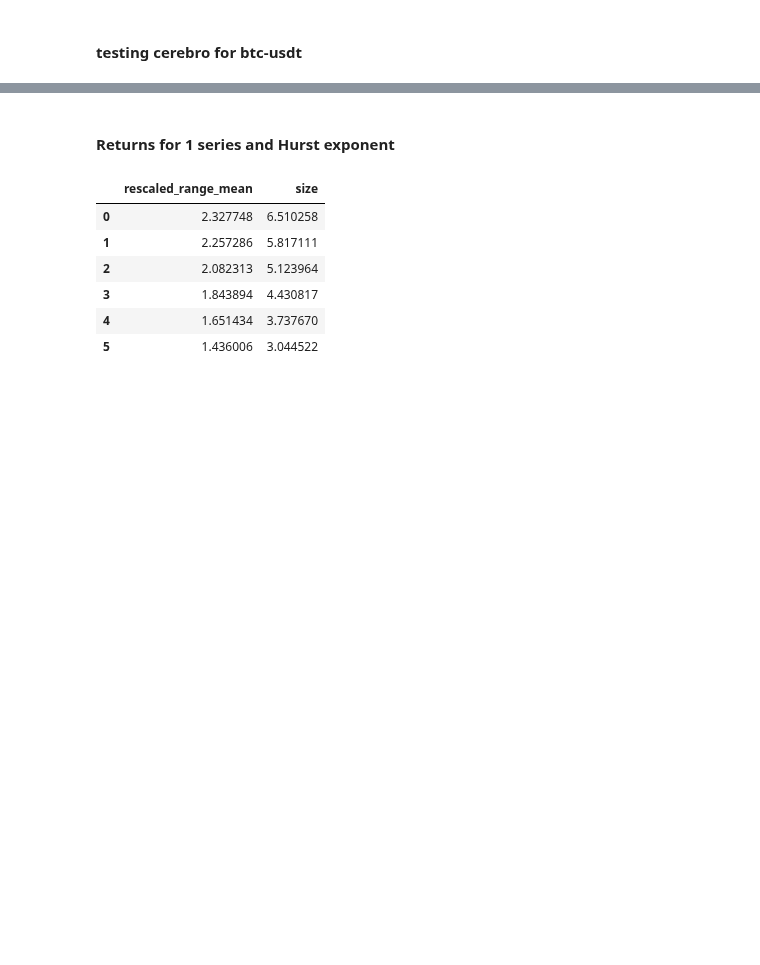
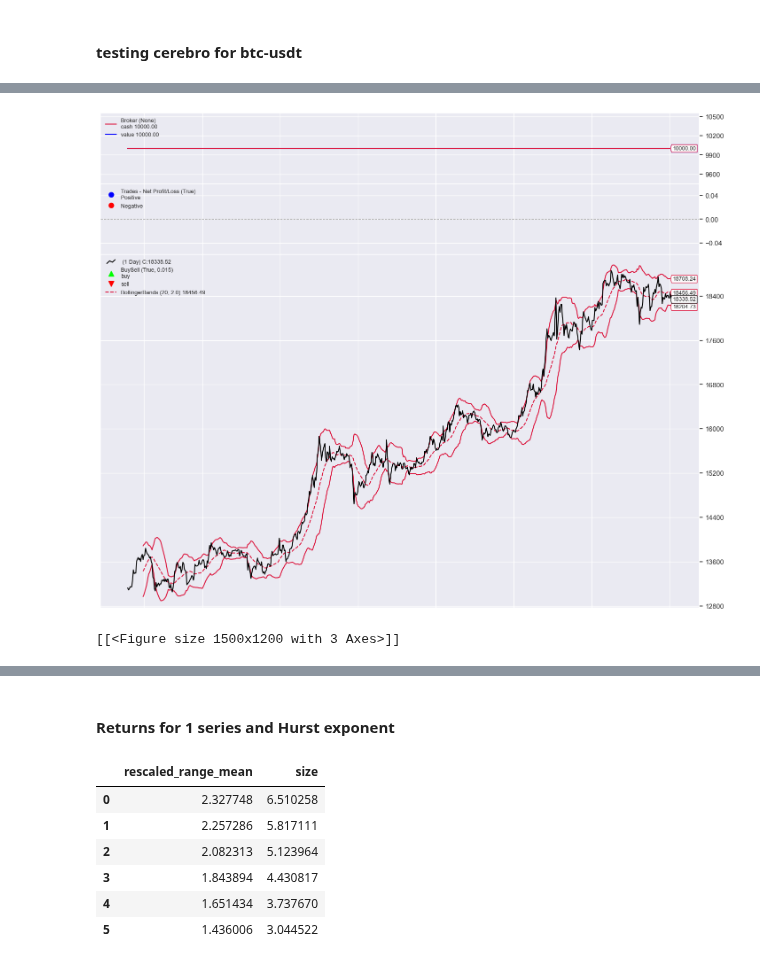
Before and after one commit to regression-gerry/hurst_capstone, a Jupyter notebook: notebooks/rescaled_range_analysis.ipynb, the cells around one changed output, grey strips where cells are left out. Drawn from its saved outputs; the diff is of its cells as text; code cells hidden in the pictures; blank space fills up the shorter version.

```diff
--- a/notebooks/rescaled_range_analysis.ipynb
+++ b/notebooks/rescaled_range_analysis.ipynb
@@ -1,15 +1,17 @@
 # %% [markdown]
 # Rescaled Range Analysis
 # %%
+%matplotlib inline
 import pandas as pd
 import numpy as np
 import matplotlib.pyplot as plt
-# import seaborn as sns
+import seaborn as sns
 from scipy import stats
-# sns.set_theme()
+sns.set_theme()
 import backtrader as bt
-import backtrader.feeds as btfeed
-%matplotlib inline
+from backtrader.feeds import PandasData
+import warnings
+warnings.filterwarnings('ignore')
 # %%
 # read spot data
 df_spot = pd.read_pickle('overall.pkl')
@@ -24,3 +33,12 @@ array(['BINANCE_SPOT_BTC_USDT', 'BINANCE_SPOT_ETH_USDT',
+# %%
+# re wrangle to proper
+proper_btc = df_spot.loc[df_spot['ticker'] == 'BINANCE_SPOT_BTC_USDT']
+proper_btc = proper_btc.head(672)
+proper_btc = proper_btc[['time_period_start', 'price_open', 'price_high', 'price_low', 'price_close', 'volume_traded']]
+proper_btc.columns = ['Date', 'Open', 'High', 'Low', 'Close', 'Volume']
+proper_btc['Date'] = pd.to_datetime(proper_btc['Date'], utc=True)
+proper_btc.set_index('Date', inplace=True)
+proper_btc['ret'] = proper_btc['Close'].pct_change()
 # %%
 def df_select(path: str, ticker: str, start_date: str, data_point_num: int) -> pd.DataFrame:
     data = pd.read_pickle(path)
@@ -52,24 +56,26 @@ test_data.head()
 # https://www.backtrader.com/docu/pandas-datafeed/pandas-datafeed/
 #
 class PandasData(bt.feeds.PandasData):
-    lines = ('time_period_start','ret')
+    lines = ('ret',)
     params = (
-        ('time_period_start', None),
+        # ('time_period_start', None),
         # ('price_close', 'price_close'),
         ('ret', 'ret'),
     )
+    datafields = bt.feeds.PandasData.datafields + (['ret'])
 
 class St(bt.Strategy):
     def __init__(self):
-        self.sma = bt.indicators.SimpleMovingAverage(self.data)
+        # self.sma = bt.indicators.SimpleMovingAverage(self.data)
+        self.bb = bt.indicators.BollingerBands(self.data)
 # %%
 cerebro = bt.Cerebro()
-data = PandasData(dataname=test_data)
+data = PandasData(dataname=proper_btc)
 cerebro.adddata(data)
-# cerebro.addstrategy(St)
+cerebro.addstrategy(St)
 cerebro.run()
 
 # Plot the result
 # cerebro.plot(style='bar')
-cerebro.plot(volume=False,iplot=False)
+# cerebro.plot(volume=False, iplot=False)
 # %% [output]
@@ -85,0 +83,8 @@ cerebro.plot(volume=False)
+# %%
+%matplotlib inline
+plt.rcParams['figure.figsize'] = [15, 12]
+plt.rcParams.update({'font.size': 12})
+cerebro.plot(iplot = False)
+# %% [output]
+[figure, added]
+[[<Figure size 1500x1200 with 3 Axes>]]
```
Also changed, not shown: parts of 7 cells of this notebook, 1 other file.
